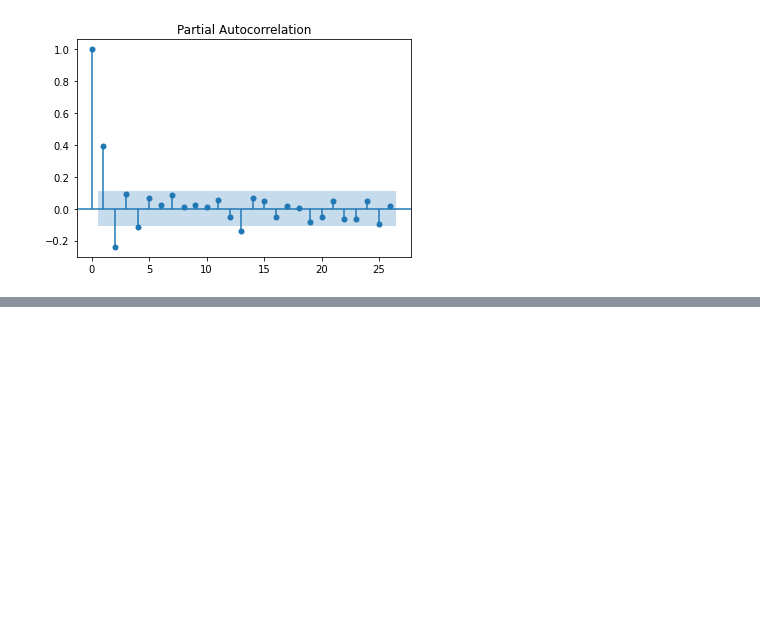
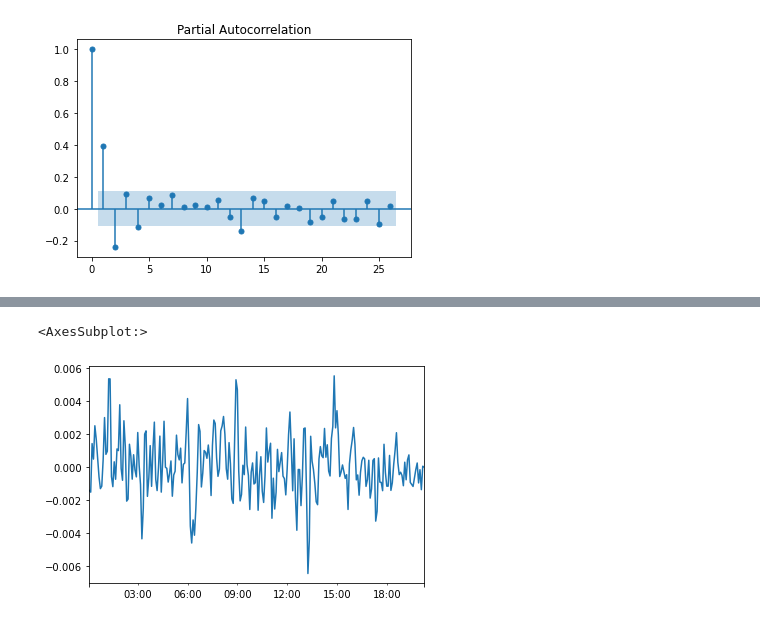
Before and after one commit to sputnik516/ML4AT, a Jupyter notebook: _scratch_code/dataset_explore.ipynb, the cells around one changed output, grey strips where cells are left out. Cells and saved outputs as stored; diff of their text form; code cells hidden in the pictures; blank space fills up the shorter version.

```diff
--- a/_scratch_code/dataset_explore.ipynb
+++ b/_scratch_code/dataset_explore.ipynb
@@ -171,0 +234,5 @@ plt.show()
+# %%
+y_train.plot()
+# %% [output]
+<AxesSubplot:>
+[figure, added]
```
Also changed, not shown: parts of 6 cells of this notebook.
